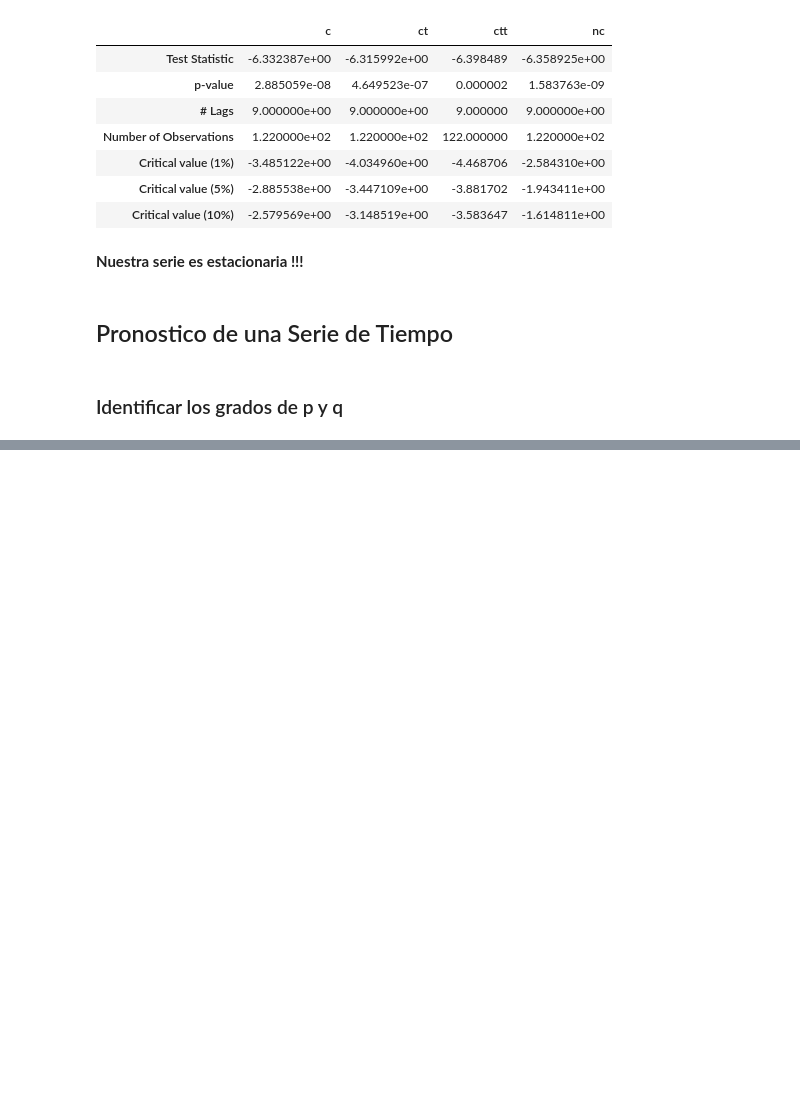
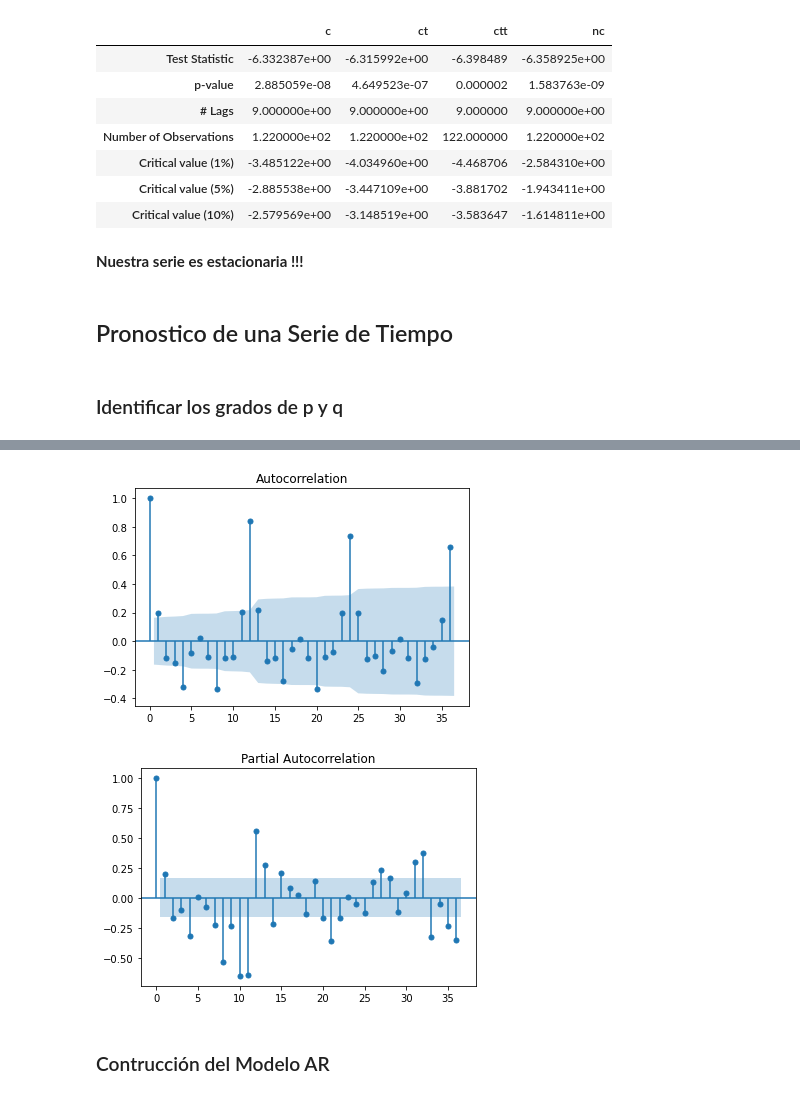
Before and after one commit to JuanFeA98/Time_Series, a Jupyter notebook: Introduction to Time Series.ipynb, the cells around one changed output, grey strips where cells are left out. Cells and saved outputs as stored; diff of their text form; code cells hidden in the pictures; blank space fills up the shorter version.

```diff
--- a/Introduction to Time Series.ipynb
+++ b/Introduction to Time Series.ipynb
@@ -317,0 +322,8 @@ plt.tight_layout()
+# %%
+acf = plot_acf(ts_log_diff, lags=36)
+pacf = plot_pacf(ts_log_diff, lags=36)
+# %% [output]
+[figure, added]
+[figure, added]
+# %% [markdown]
+### Contrucción del Modelo AR
```
Also changed, not shown: parts of 6 cells of this notebook.
